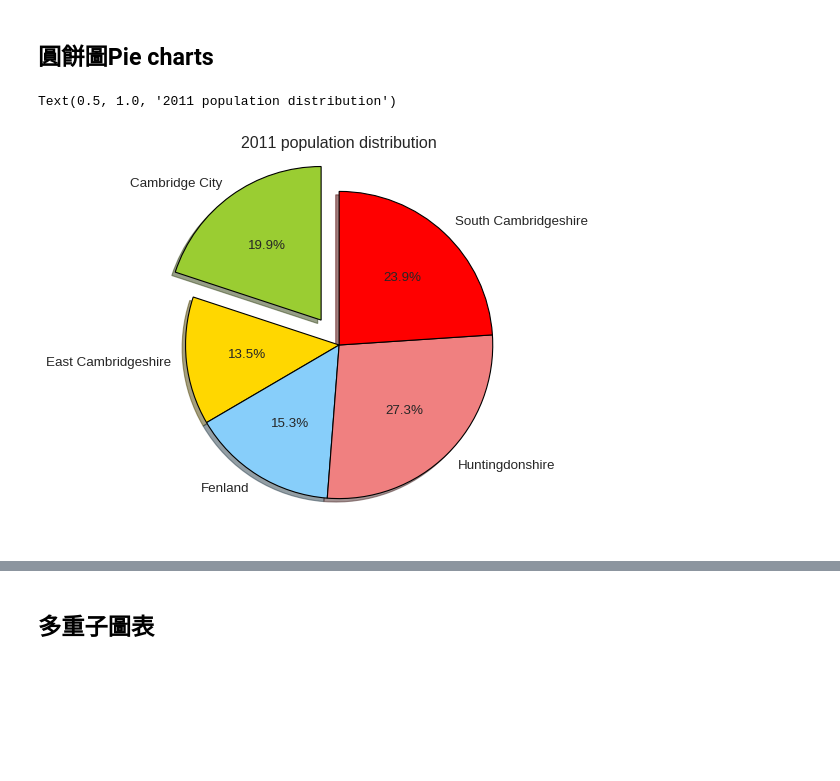
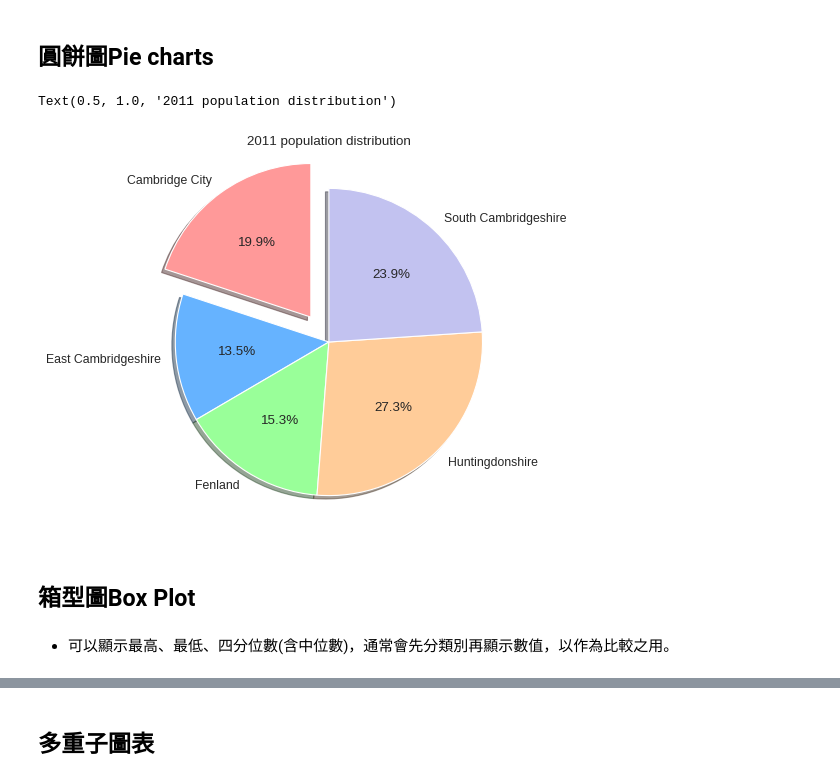
Before and after one commit to willismax/MediaSystem-Python-Course, a Jupyter notebook: 01.Intro-Python/來畫圖好嗎_資料視覺化.ipynb, the cells around one changed output, grey strips where cells are left out. Saved outputs shown, nothing was run; the diff lists cells and outputs as text; code cells hidden in the pictures; blank space fills up the shorter version.

```diff
--- a/01.Intro-Python/來畫圖好嗎_資料視覺化.ipynb
+++ b/01.Intro-Python/來畫圖好嗎_資料視覺化.ipynb
@@ -515,0 +555,18 @@ plt.hist(x3, **kwargs);
+# %%
+# prompt: 堆疊圖 Stack Plot
+
+import matplotlib.pyplot as plt
+%matplotlib inline
+plt.style.use('seaborn-white')
+
+days = [1, 2, 3, 4, 5]
+sleeping = [7, 8, 6, 11, 7]
+eating = [2, 3, 4, 3, 2]
+working = [7, 8, 7, 2, 2]
+playing = [8, 5, 7, 8, 13]
+
+plt.stackplot(days, sleeping, eating, working, playing, colors=['moccasin', 'navajowhite', 'peachpuff', 'papayawhip'])
+plt.xlabel('Days')
+plt.ylabel('Hours')
+plt.title('Stack Plot')
+plt.legend(['Sleeping', 'Eating', 'Working', 'Playing'])
@@ -518,23 +578,32 @@ plt.hist(x3, **kwargs);
 # %%
 %matplotlib inline
 import numpy as np
 import matplotlib.pyplot as plt
 plt.style.use('seaborn-white')
 
-district = ('Cambridge City', 'East Cambridgeshire', 'Fenland', 'Huntingdonshire',
-            'South Cambridgeshire')
+district = ('Cambridge City', 'East Cambridgeshire', 'Fenland', 'Huntingdonshire', 'South Cambridgeshire')
 population = (123900, 83800, 95300, 169500, 148800)
 
-colors = ['yellowgreen', 'gold', 'lightskyblue', 'lightcoral', 'red']
+colors = ['#ff9999', '#66b3ff', '#99ff99', '#ffcc99', '#c2c2f0']
 
-# "explode" the 1st slice (Cambridge City)
+# "explode" 向外擴展
 explode = (0.2, 0.0, 0, 0, 0)
 
 # Produce pie chart. The slices will be ordered and plotted counter-clockwise.
-plt.pie(population, explode=explode, labels=district, colors=colors,
-        autopct='%1.1f%%', shadow=True, startangle=90)
+plt.pie(
+    population,
+    explode=explode,
+    labels=district,
+    colors=colors,
+    autopct='%1.1f%%',
+    shadow=True,
+    startangle=90)
 
 plt.title("2011 population distribution")
 # %% [output]
 Text(0.5, 1.0, '2011 population distribution')
-[figure, old version]
+[figure, new version]
+# %% [markdown]
+## 箱型圖Box Plot
+# %% [markdown]
+- 可以顯示最高、最低、四分位數(含中位數)，通常會先分類別再顯示數值，以作為比較之用。
```
Also changed, not shown: parts of 14 cells of this notebook.
